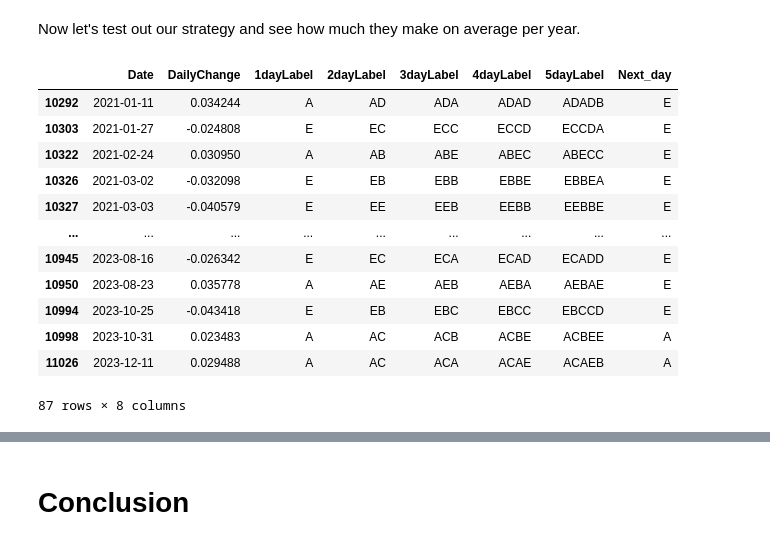
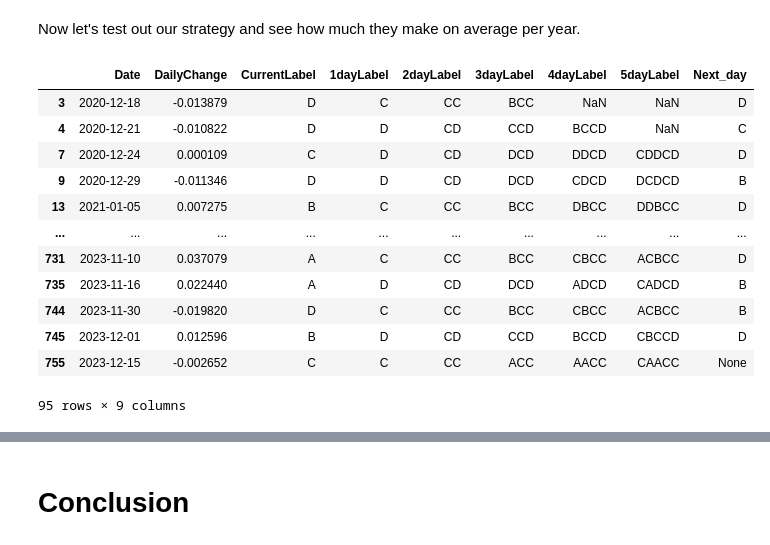
Before and after one commit to ys98110/valuation, a Jupyter notebook: Markov_chain_multi_trans.ipynb, the cells around one changed output, grey strips where cells are left out. Cells and saved outputs as stored; diff of their text form; code cells hidden in the pictures.

```diff
--- a/Markov_chain_multi_trans.ipynb
+++ b/Markov_chain_multi_trans.ipynb
@@ -82,6 +82,6 @@ data
 Let's add labels to each of the levels of daily change.
 # %%
 labels = ["E","D","C","B","A"]
-data["1dayLabel"] = pd.qcut(data["DailyChange"], 5, labels=labels)
+data["CurrentLabel"] = pd.qcut(data["DailyChange"], 5, labels=labels)
 data #A indicates a relatively high return and E is a high loss or low return.
 # %% [output]
@@ -212,7 +230,7 @@ A high gains day is most likely to occur after 2 heavily lost days. For simplici
 Add the same features in the testing set of recent 3 years we separated earlier.
 # %%
 data_test["Date"] = pd.to_datetime(data_test["Date"],dayfirst= True)
-data_test["DailyChange"] = (data_test["Adj Close"]- data_test["Open"])/data_test["Open"]
-data_test = data_test.drop(data_test.columns[[1,2,3,4,5,6]],axis = 1)
-data
+data_test["DailyChange"] = (data_test["Close"]- data_test["Open"])/data_test["Open"]
+data_test = data_test.drop(data_test.columns[[1,2,3,4,5,6]],axis = 1).reset_index(drop = "True")
+data_test
 # %% [output]
@@ -244,17 +262,17 @@ def return_classify(data,a_min,b_min,c_min,d_min):
     else:
         return "E"
 # %%
-a_min = data[data["1dayLabel"]=="A"]["DailyChange"].min()
-b_min = data[data["1dayLabel"]=="B"]["DailyChange"].min()
-c_min = data[data["1dayLabel"]=="C"]["DailyChange"].min()
-d_min = data[data["1dayLabel"]=="D"]["DailyChange"].min()
+a_min = data[data["CurrentLabel"]=="A"]["DailyChange"].min()
+b_min = data[data["CurrentLabel"]=="B"]["DailyChange"].min()
+c_min = data[data["CurrentLabel"]=="C"]["DailyChange"].min()
+d_min = data[data["CurrentLabel"]=="D"]["DailyChange"].min()
 
-data_test["1dayLabel"] = data_test.apply(return_classify,args = (a_min,b_min,c_min,d_min),axis = 1)
-data_test["2dayLabel"] = data_test["1dayLabel"] + data_test["1dayLabel"].shift(1)
-for i in range(2,5):
-    col_name = str(i+1) + "dayLabel"
-    prev_col_name = str(i) + "dayLabel"
-    data_test[col_name] =  data_test[prev_col_name] + data_test["1dayLabel"].shift(i)
-data_test["Next_day"] = data_test["1dayLabel"].shift(-1)
+data_test["CurrentLabel"] = data_test.apply(return_classify,args = (a_min,b_min,c_min,d_min),axis = 1)
+data_test["1dayLabel"] = data_test["CurrentLabel"].shift(1)
+for i in range(2,6):
+    col_name = str(i) + "dayLabel"
+    prev_col_name = str(i-1) + "dayLabel"
+    data_test[col_name] =   data_test["CurrentLabel"].shift(i) + data_test[prev_col_name]
+data_test["Next_day"] = data_test["CurrentLabel"].shift(-1)
 data_test
 # %% [output]
@@ -274,24 +292,24 @@ data_test
 # %% [markdown]
 Now let's test out our strategy and see how much they make on average per year.
 # %%
-strategy = data_test[(data_test.shift(-1)["2dayLabel"]== "EE") |
-                     (data_test.shift(-1)["2dayLabel"]== "AA") |
-                     (data_test.shift(-1)["2dayLabel"]== "EA")]
+strategy = data_test[(data_test["2dayLabel"]== "EE") |
+                     (data_test["2dayLabel"]== "CD") |
+                     (data_test["2dayLabel"]== "CC") ]
 strategy
 # %% [output]
-|  | Date | DailyChange | 1dayLabel | 2dayLabel | 3dayLabel | 4dayLabel | 5dayLabel | Next_day |
-| 10292 | 2021-01-11 | 0.034244 | A | AD | ADA | ADAD | ADADB | E |
-| 10303 | 2021-01-27 | -0.024808 | E | EC | ECC | ECCD | ECCDA | E |
-| 10322 | 2021-02-24 | 0.030950 | A | AB | ABE | ABEC | ABECC | E |
-| 10326 | 2021-03-02 | -0.032098 | E | EB | EBB | EBBE | EBBEA | E |
-| 10327 | 2021-03-03 | -0.040579 | E | EE | EEB | EEBB | EEBBE | E |
-| ... | ... | ... | ... | ... | ... | ... | ... | ... |
-| 10945 | 2023-08-16 | -0.026342 | E | EC | ECA | ECAD | ECADD | E |
-| 10950 | 2023-08-23 | 0.035778 | A | AE | AEB | AEBA | AEBAE | E |
-| 10994 | 2023-10-25 | -0.043418 | E | EB | EBC | EBCC | EBCCD | E |
-| 10998 | 2023-10-31 | 0.023483 | A | AC | ACB | ACBE | ACBEE | A |
-| 11026 | 2023-12-11 | 0.029488 | A | AC | ACA | ACAE | ACAEB | A |
+|  | Date | DailyChange | CurrentLabel | 1dayLabel | 2dayLabel | 3dayLabel | 4dayLabel | 5dayLabel | Next_day |
+| 3 | 2020-12-18 | -0.013879 | D | C | CC | BCC | NaN | NaN | D |
+| 4 | 2020-12-21 | -0.010822 | D | D | CD | CCD | BCCD | NaN | C |
+| 7 | 2020-12-24 | 0.000109 | C | D | CD | DCD | DDCD | CDDCD | D |
+| 9 | 2020-12-29 | -0.011346 | D | D | CD | DCD | CDCD | DCDCD | B |
+| 13 | 2021-01-05 | 0.007275 | B | C | CC | BCC | DBCC | DDBCC | D |
+| ... | ... | ... | ... | ... | ... | ... | ... | ... | ... |
+| 731 | 2023-11-10 | 0.037079 | A | C | CC | BCC | CBCC | ACBCC | D |
+| 735 | 2023-11-16 | 0.022440 | A | D | CD | DCD | ADCD | CADCD | B |
+| 744 | 2023-11-30 | -0.019820 | D | C | CC | BCC | CBCC | ACBCC | B |
+| 745 | 2023-12-01 | 0.012596 | B | D | CD | CCD | BCCD | CBCCD | D |
+| 755 | 2023-12-15 | -0.002652 | C | C | CC | ACC | AACC | CAACC | None |
-87 rows × 8 columns
+95 rows × 9 columns
 # %%
 market_return = round(((1 + data_test["DailyChange"]).prod()**(1/3)-1)*100,2)
 default_average_return = round(np.mean(data_test["DailyChange"])**100,2)
```
Also changed, not shown: parts of 34 cells of this notebook, 1 other file.
